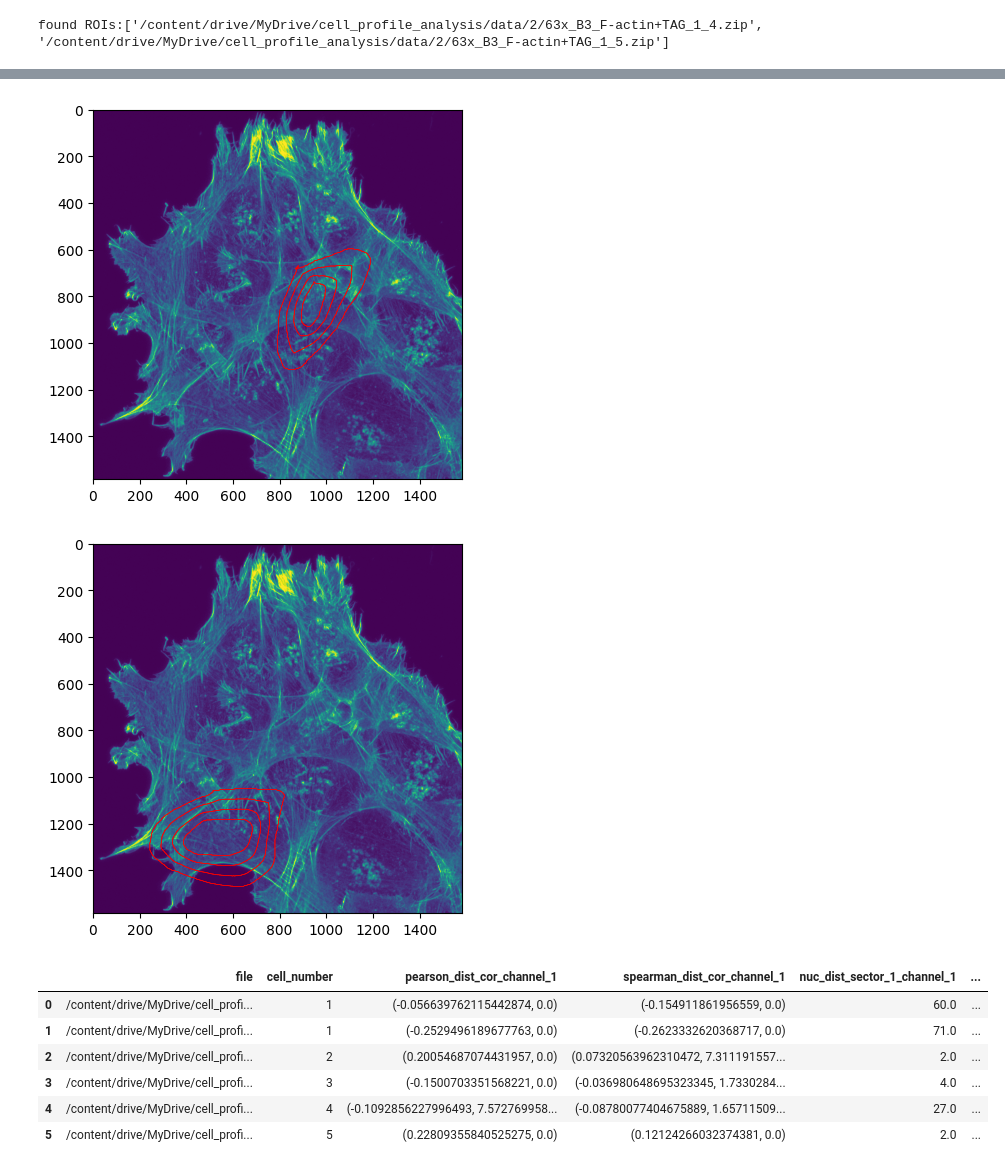
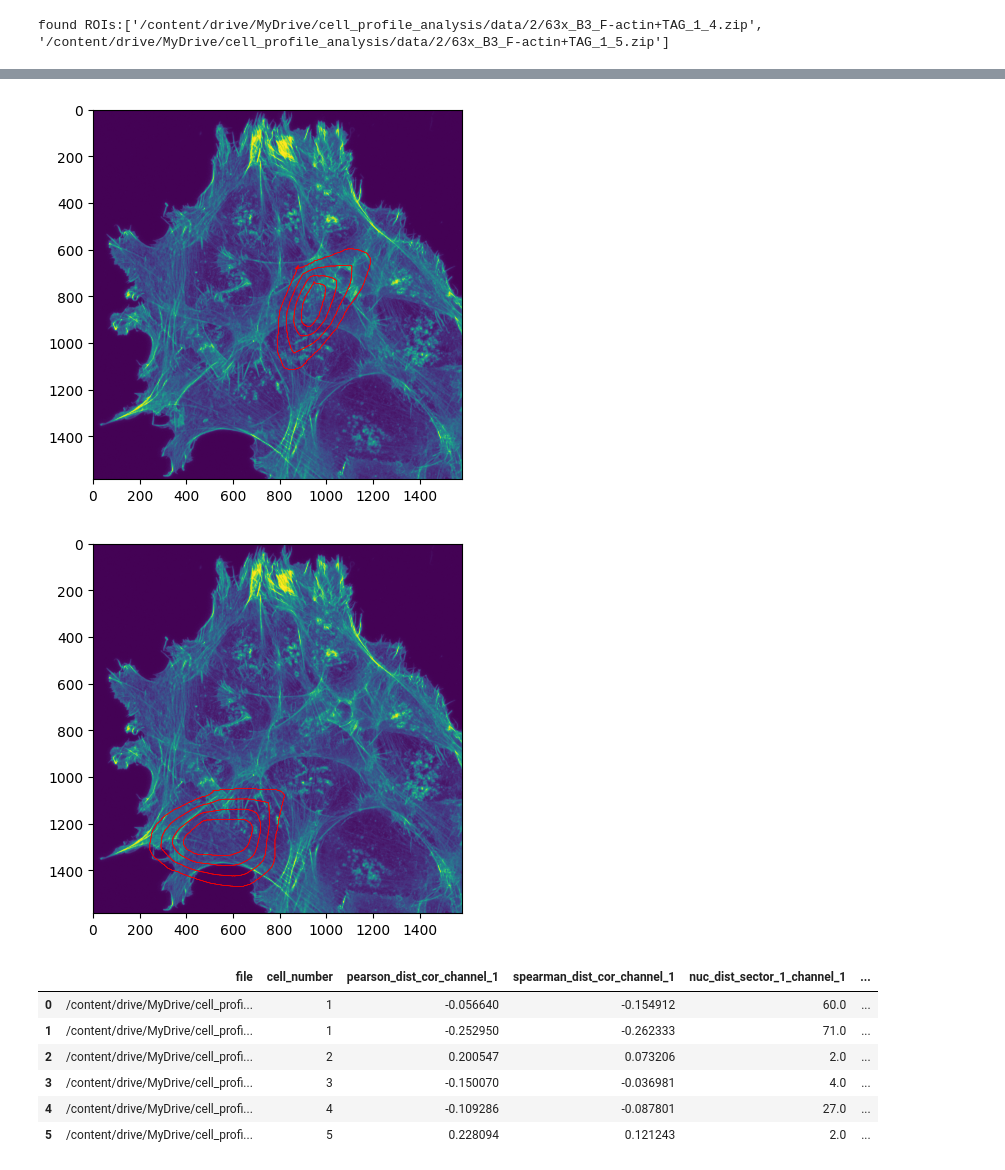
Before and after one commit to tomasvicar/cell_profile_analysis, a Jupyter notebook: cell_profile_analysis.ipynb, the cells around one changed output, grey strips where cells are left out. Cells and saved outputs as stored; diff of their text form; code cells hidden in the pictures.

```diff
--- a/cell_profile_analysis.ipynb
+++ b/cell_profile_analysis.ipynb
@@ -198,8 +198,8 @@ for fname_roi in fnames_roi:
       cor_tmp_1 = color_channel[nuc_dist_normalized < np.Inf]
       cor_tmp_2 = nuc_dist_normalized_tmp[nuc_dist_normalized < np.Inf]
 
-      result_cell['pearson_dist_cor_channel_' +  str(color_channel_num + 1)] = pearsonr(cor_tmp_1, cor_tmp_2)
-      result_cell['spearman_dist_cor_channel_' +  str(color_channel_num + 1)] = spearmanr(cor_tmp_1, cor_tmp_2)
+      result_cell['pearson_dist_cor_channel_' +  str(color_channel_num + 1)] = pearsonr(cor_tmp_1, cor_tmp_2)[0]
+      result_cell['spearman_dist_cor_channel_' +  str(color_channel_num + 1)] = spearmanr(cor_tmp_1, cor_tmp_2)[0]
 
 
       plt.imshow(color_channel)
@@ -226,36 +226,36 @@ for fname_roi in fnames_roi:
 
         res = np.median(color_channel[sector])
 
         if sector_num < number_of_sectors:
           result_cell['nuc_dist_sector_' + str(sector_num + 1) + '_channel_' +  str(color_channel_num + 1)] = res
         elif sector_num == number_of_sectors:
           result_cell['nucleus_channel_' +  str(color_channel_num + 1)] = res
         elif sector_num == (number_of_sectors + 1):
           result_cell['cytoplasm_channel_' +  str(color_channel_num + 1)] = res
 
 
 
     results = results.append(result_cell, ignore_index=True)
 
     example_img_fname = data_path + '/results/' + fname_roi.replace(data_path, '') + '_' + str(cellnum + 1) + '.png'
     Path(os.path.split(example_img_fname)[0]).mkdir(parents=True, exist_ok=True)
     plt.savefig(example_img_fname)
     plt.show()
 
 
 results.to_excel(data_path + '/results/results_table.xlsx')
 results
 # %% [output]
 [figure]
 [figure]
 [figure]
 [figure]
 [figure]
 [figure]
 |  | file | cell_number | pearson_dist_cor_channel_1 | spearman_dist_cor_channel_1 | nuc_dist_sector_1_channel_1 | ... |
-| 0 | /content/drive/MyDrive/cell_profi... | 1 | (-0.056639762115442874, 0.0) | (-0.154911861956559, 0.0) | 60.0 | ... |
-| 1 | /content/drive/MyDrive/cell_profi... | 1 | (-0.2529496189677763, 0.0) | (-0.2623332620368717, 0.0) | 71.0 | ... |
-| 2 | /content/drive/MyDrive/cell_profi... | 2 | (0.20054687074431957, 0.0) | (0.07320563962310472, 7.311191557... | 2.0 | ... |
-| 3 | /content/drive/MyDrive/cell_profi... | 3 | (-0.1500703351568221, 0.0) | (-0.036980648695323345, 1.7330284... | 4.0 | ... |
-| 4 | /content/drive/MyDrive/cell_profi... | 4 | (-0.1092856227996493, 7.572769958... | (-0.08780077404675889, 1.65711509... | 27.0 | ... |
-| 5 | /content/drive/MyDrive/cell_profi... | 5 | (0.22809355840525275, 0.0) | (0.12124266032374381, 0.0) | 2.0 | ... |
+| 0 | /content/drive/MyDrive/cell_profi... | 1 | -0.056640 | -0.154912 | 60.0 | ... |
+| 1 | /content/drive/MyDrive/cell_profi... | 1 | -0.252950 | -0.262333 | 71.0 | ... |
+| 2 | /content/drive/MyDrive/cell_profi... | 2 | 0.200547 | 0.073206 | 2.0 | ... |
+| 3 | /content/drive/MyDrive/cell_profi... | 3 | -0.150070 | -0.036981 | 4.0 | ... |
+| 4 | /content/drive/MyDrive/cell_profi... | 4 | -0.109286 | -0.087801 | 27.0 | ... |
+| 5 | /content/drive/MyDrive/cell_profi... | 5 | 0.228094 | 0.121243 | 2.0 | ... |
```
